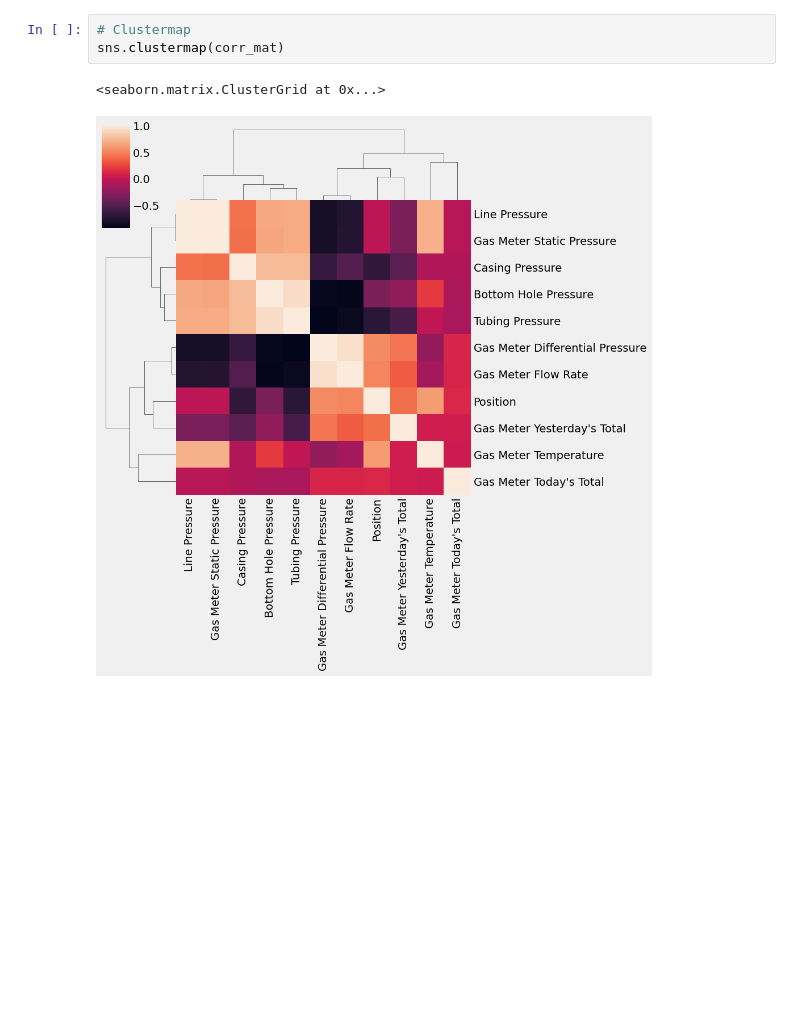
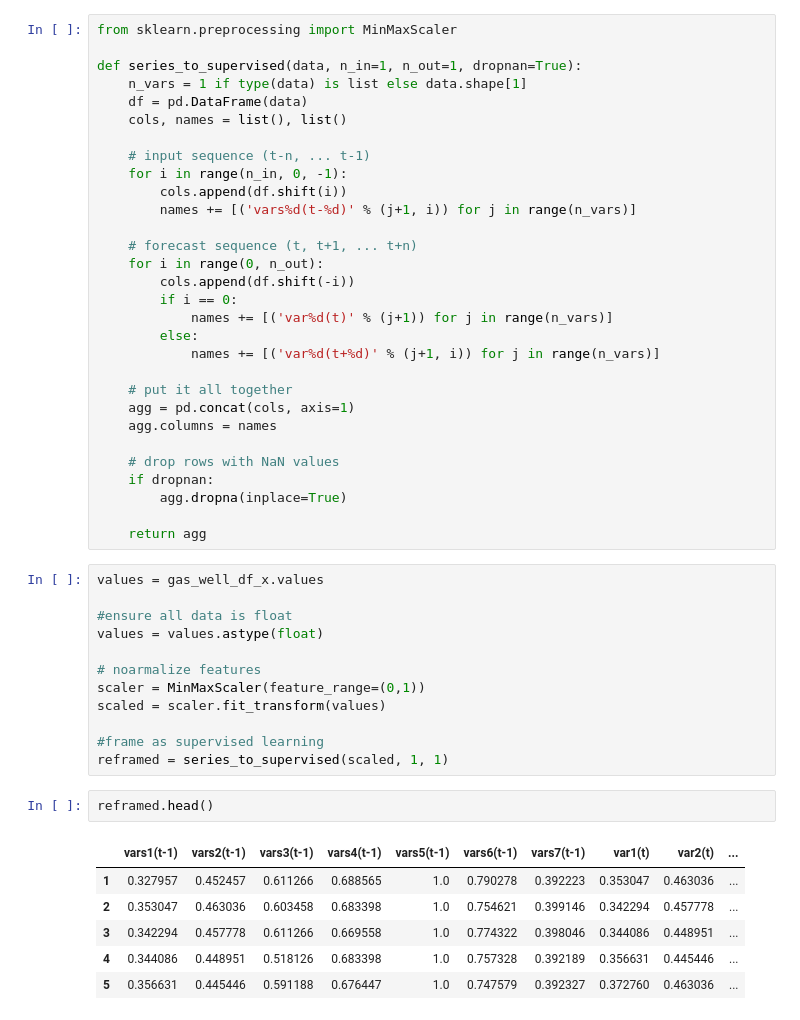
Before and after one commit to MonuSingh16/assessment-takehome, a Jupyter notebook: takehome-sotaog/notebooks/forecasting-sotaog.ipynb, the cells around one changed output. Drawn from its saved outputs; the diff is of its cells as text; blank space fills up the shorter version.

```diff
--- a/takehome-sotaog/notebooks/forecasting-sotaog.ipynb
+++ b/takehome-sotaog/notebooks/forecasting-sotaog.ipynb
@@ -116,6 +137,51 @@ sns.heatmap(corr_mat)
-# %%
-# Clustermap
-sns.clustermap(corr_mat)
-# %% [output]
-<seaborn.matrix.ClusterGrid at 0x...>
-[figure, removed]
+# %%
+from sklearn.preprocessing import MinMaxScaler
+
+def series_to_supervised(data, n_in=1, n_out=1, dropnan=True):
+    n_vars = 1 if type(data) is list else data.shape[1]
+    df = pd.DataFrame(data)
+    cols, names = list(), list()
+
+    # input sequence (t-n, ... t-1)
+    for i in range(n_in, 0, -1):
+        cols.append(df.shift(i))
+        names += [('vars%d(t-%d)' % (j+1, i)) for j in range(n_vars)]
+
+    # forecast sequence (t, t+1, ... t+n)
+    for i in range(0, n_out):
+        cols.append(df.shift(-i))
+        if i == 0:
+            names += [('var%d(t)' % (j+1)) for j in range(n_vars)]
+        else:
+            names += [('var%d(t+%d)' % (j+1, i)) for j in range(n_vars)]
+
+    # put it all together
+    agg = pd.concat(cols, axis=1)
+    agg.columns = names
+
+    # drop rows with NaN values
+    if dropnan:
+        agg.dropna(inplace=True)
+
+    return agg
+# %%
+values = gas_well_df_x.values
+
+#ensure all data is float
+values = values.astype(float)
+
+# noarmalize features
+scaler = MinMaxScaler(feature_range=(0,1))
+scaled = scaler.fit_transform(values)
+
+#frame as supervised learning
+reframed = series_to_supervised(scaled, 1, 1)
+# %%
+reframed.head()
+# %% [output]
+|  | vars1(t-1) | vars2(t-1) | vars3(t-1) | vars4(t-1) | vars5(t-1) | vars6(t-1) | vars7(t-1) | var1(t) | var2(t) | ... |
+| 1 | 0.327957 | 0.452457 | 0.611266 | 0.688565 | 1.0 | 0.790278 | 0.392223 | 0.353047 | 0.463036 | ... |
+| 2 | 0.353047 | 0.463036 | 0.603458 | 0.683398 | 1.0 | 0.754621 | 0.399146 | 0.342294 | 0.457778 | ... |
+| 3 | 0.342294 | 0.457778 | 0.611266 | 0.669558 | 1.0 | 0.774322 | 0.398046 | 0.344086 | 0.448951 | ... |
+| 4 | 0.344086 | 0.448951 | 0.518126 | 0.683398 | 1.0 | 0.757328 | 0.392189 | 0.356631 | 0.445446 | ... |
+| 5 | 0.356631 | 0.445446 | 0.591188 | 0.676447 | 1.0 | 0.747579 | 0.392327 | 0.372760 | 0.463036 | ... |
```
Also changed, not shown: parts of 25 cells of this notebook, 2 other files.
